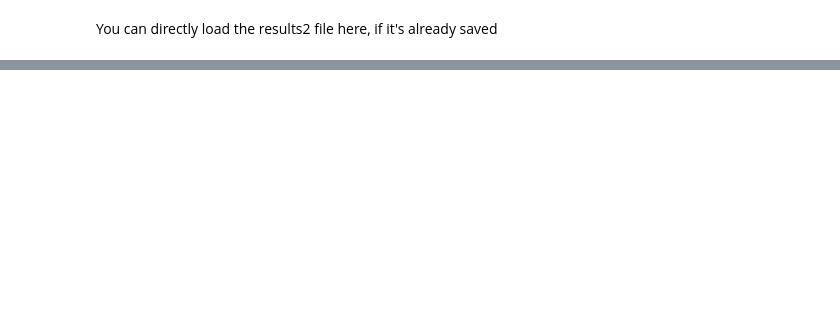
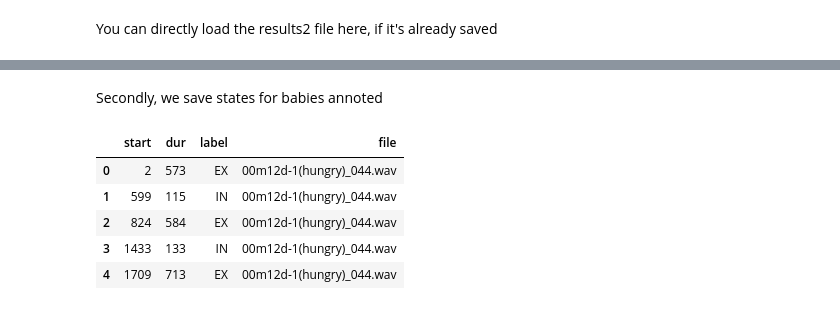
Before and after one commit to AVAGLIO/BABY, a Jupyter notebook: Baby.ipynb, the cells around one changed output, grey strips where cells are left out. Saved outputs shown, nothing was run; the diff lists cells and outputs as text; code cells hidden in the pictures; blank space fills up the shorter version.

```diff
--- a/Baby.ipynb
+++ b/Baby.ipynb
@@ -678,4 +691,6 @@ array([ 2.,  2.,  2., ...,  0.,  0.,  0.])
 # %%
+# To change !
+
 def states_description(state_seq):
     # Init
     start_states = []
@@ -691,7 +706,7 @@ def states_description(state_seq):
             duration_states = duration_states + [duration_state]
             type_states = type_states + [frame_before]
             #
-            start_state = start_state + duration_state + 10
+            start_state = start_state + duration_state
             duration_state = 0
         duration_state = duration_state + 10
         frame_before = state_seq[i]
@@ -700,9 +715,18 @@ def states_description(state_seq):
     duration_states = duration_states + [duration_state]
     type_states = type_states + [frame_before]
     # Creation a DataFrame
-    df_states = pd.DataFrame({'Start' : start_states,\
-                         'Duration' : duration_states,\
+    df_states = pd.DataFrame({'start' : start_states,\
+                         'dur' : duration_states,\
                          'label' : type_states})
     return df_states
+
+def rename_label2(label_str):
+    if label_str == 1:
+        return 'IN'
+    if label_str == 2:
+        return 'EX'
+    if label_str == 0:
+        return 'SI'
+    return label_str
 # %%
 df_states = states_description(state_seq)
@@ -1028,0 +1221,16 @@ results2
+# %% [markdown]
+Secondly, we save states for babies annoted
+# %%
+labels = pd.DataFrame.from_csv('labels.csv')
+labels['label'] = labels['label'].apply(rename_label2)
+labels= labels[['start','dur','label','file']]
+labels[['start','dur']] = labels[['start','dur']].astype(int)
+
+labels.head()
+# %% [output]
+|  | start | dur | label | file |
+| 0 | 2 | 573 | EX | 00m12d-1(hungry)_044.wav |
+| 1 | 599 | 115 | IN | 00m12d-1(hungry)_044.wav |
+| 2 | 824 | 584 | EX | 00m12d-1(hungry)_044.wav |
+| 3 | 1433 | 133 | IN | 00m12d-1(hungry)_044.wav |
+| 4 | 1709 | 713 | EX | 00m12d-1(hungry)_044.wav |
```
Also changed, not shown: parts of 38 cells of this notebook.
